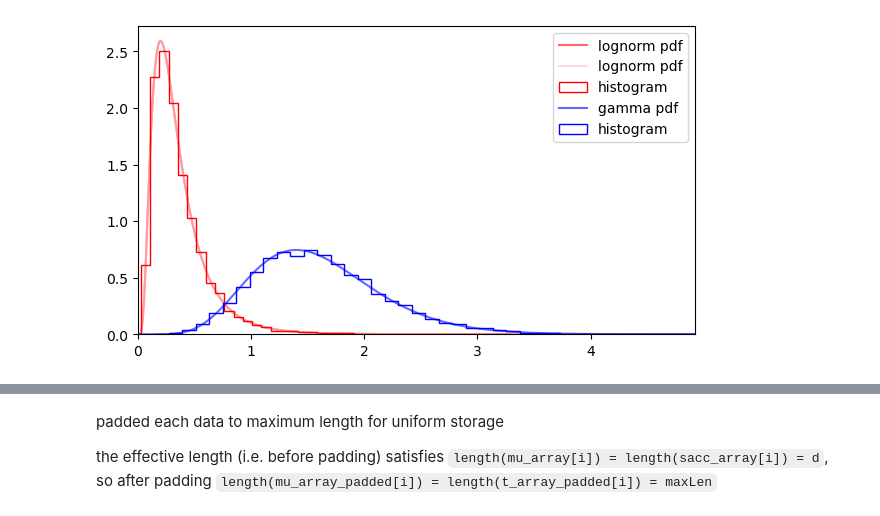
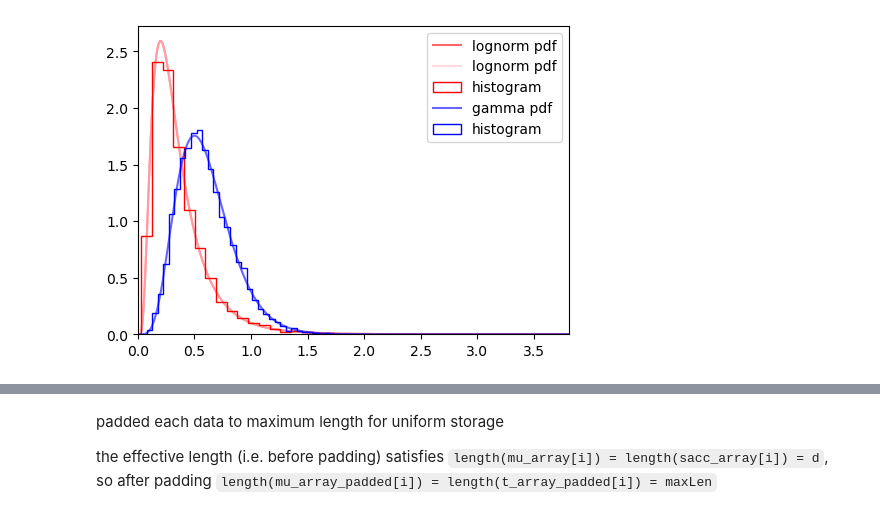
Before and after one commit to RiverFlowsInYou98/efficient-fpt, a Jupyter notebook: examples/example4_new/addm_gen_data.ipynb, the cells around one changed output, grey strips where cells are left out. Saved outputs shown, nothing was run; the diff lists cells and outputs as text; code cells hidden in the pictures.

```diff
--- a/examples/example4_new/addm_gen_data.ipynb
+++ b/examples/example4_new/addm_gen_data.ipynb
@@ -48,30 +48,30 @@ class aDDModel(DDModel):
 # %%
 num_samples = 10000
 rng = np.random.default_rng()
 # sample lognormal waiting times and visualize
 mu = 6.39
 sigma = 0.63
 waitTs1 = rng.lognormal(mean=mu, sigma=sigma, size=num_samples) / 2000
 
 # sample gamma waiting times and visualize
-shape_param = 8
-scale_param = 0.2
+shape_param = 6
+scale_param = 0.1
 waitTs2 = rng.gamma(shape_param, scale_param, num_samples)
 
 
 fig, ax = plt.subplots(figsize=(10, 4))
 x = np.linspace(0, max(np.max(waitTs1), np.max(waitTs2)), 2000)
 ax.plot(x, lognorm.pdf(x, s=sigma, scale=np.exp(mu + np.log(1 / 2000))), "r", alpha=0.6, label="lognorm pdf")
 ax.plot(x, lognorm.pdf(x / np.exp(mu + np.log(1 / 2000)), s=sigma) / np.exp(mu + np.log(1 / 2000)), "pink", alpha=0.6, label="lognorm pdf")
 ax.hist(waitTs1, histtype="step", bins=40, color="red", density=True, label="histogram")
 ax.plot(x, gamma.pdf(x, a=shape_param, scale=scale_param), "b", alpha=0.6, label="gamma pdf")
 ax.hist(waitTs2, histtype="step", bins=40, color="blue", density=True, label="histogram")
 ax.autoscale(tight=True, axis="x")
 ax.set_aspect("equal")
 ax.legend()
 plt.show()
 # %% [output]
-[figure, old version]
+[figure, new version]
 # %%
 mu1, mu2 = 1.0, -0.8
 a, b = 2.1, 0.3
```
Also changed, not shown: parts of 8 cells of this notebook, 9 other files.
